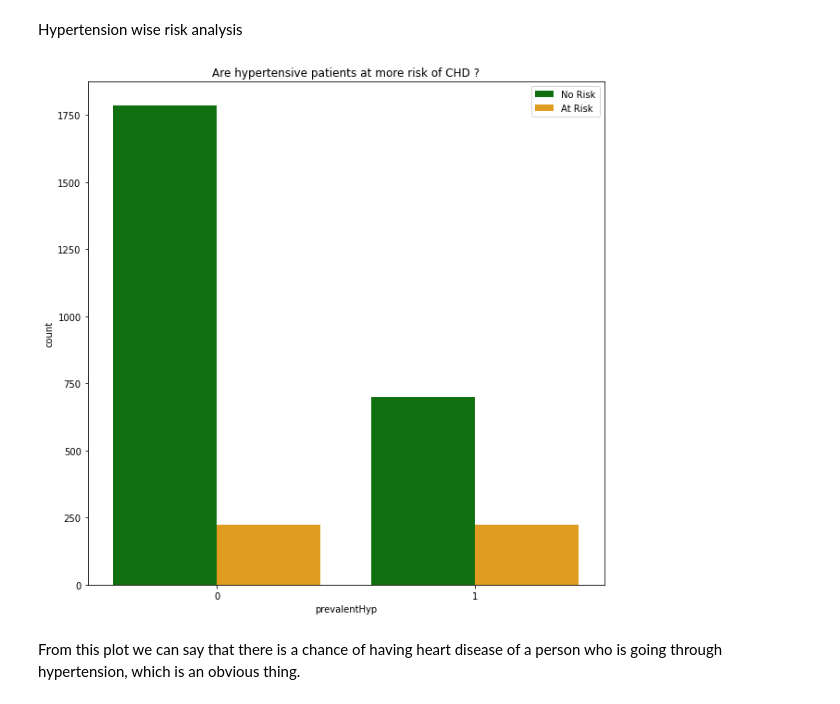
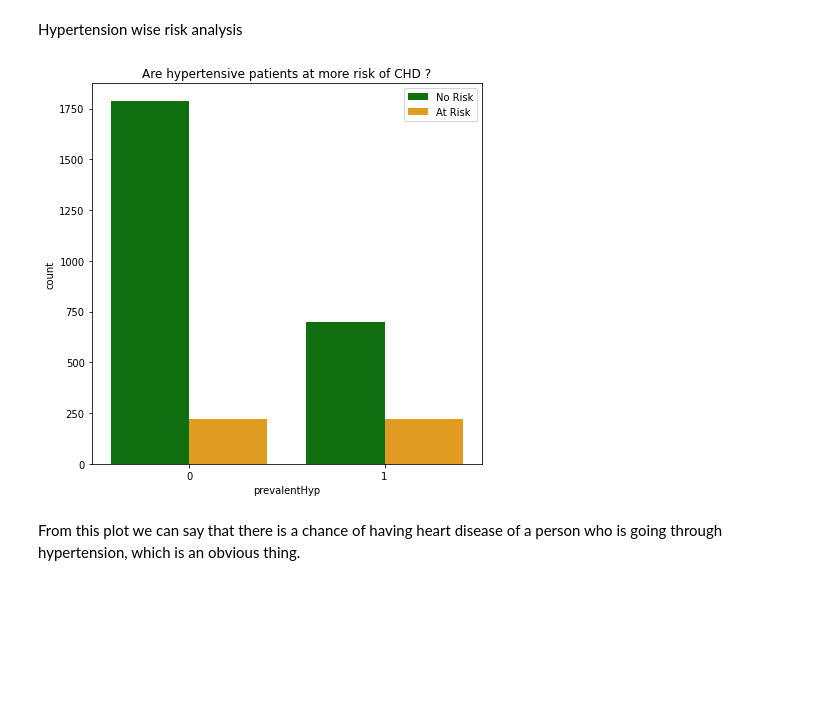
Before and after one commit to jogapritam/Cardiovascular-Risk-Prediction, a Jupyter notebook: Cardiovascular_Risk_Prediction_Jogapritam_Sahu.ipynb, the cells around one changed output. Cells and saved outputs as stored; diff of their text form; code cells hidden in the pictures; blank space fills up the shorter version.

```diff
--- a/Cardiovascular_Risk_Prediction_Jogapritam_Sahu.ipynb
+++ b/Cardiovascular_Risk_Prediction_Jogapritam_Sahu.ipynb
@@ -237,14 +240,14 @@ In this dataset out of 1447 smooking persons, total 237 persons are affected by
 # %% [markdown]
 Hypertension wise risk analysis
 # %%
-plt.figure(figsize = (10,10))
+plt.figure(figsize = (7,7))
 my_palette = {0 : 'green' , 1 : 'orange'}
 sns.countplot(x = df['prevalentHyp'], hue = df['TenYearCHD'], palette = my_palette)
 plt.title("Are hypertensive patients at more risk of CHD ?")
 plt.legend(['No Risk','At Risk'])
 plt.show()
 # %% [output]
-[figure, old version]
+[figure, new version]
 # %% [markdown]
 From this plot we can say that there is a chance of having heart disease of a person who is going through hypertension, which is an obvious thing.
 # %% [markdown]
```
Also changed, not shown: parts of 13 cells of this notebook.
